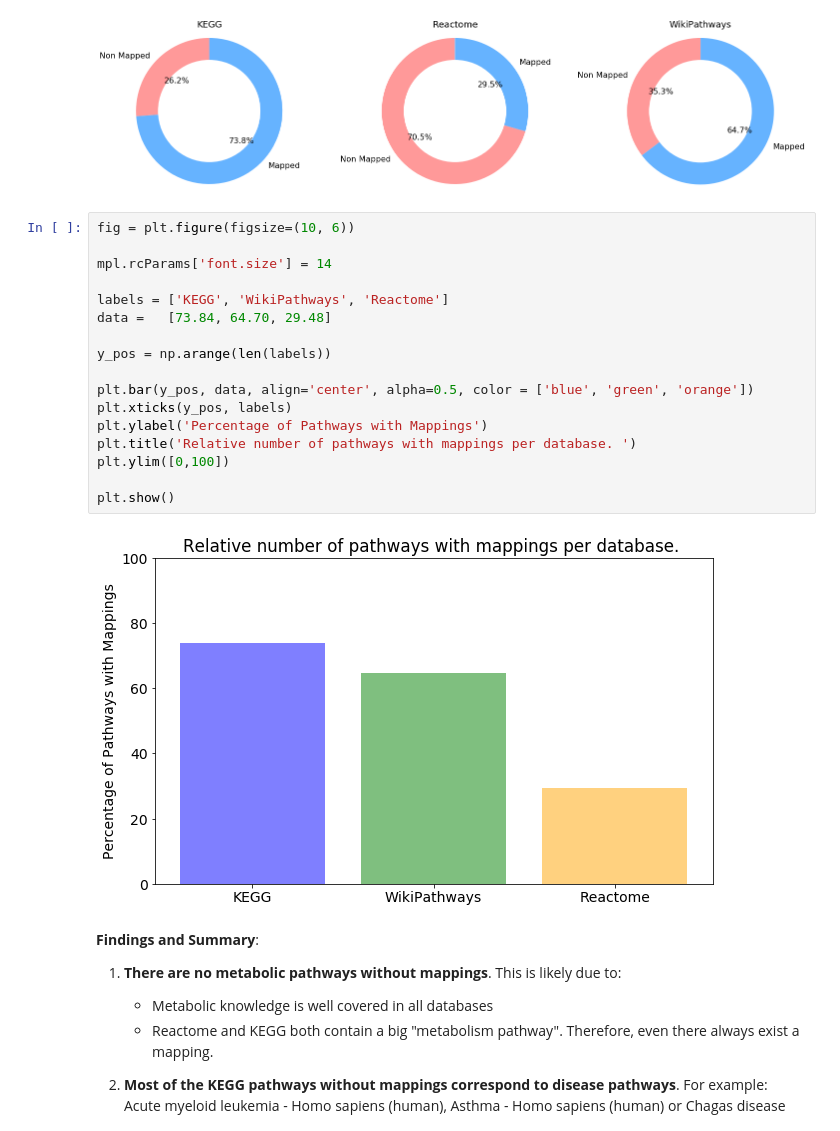
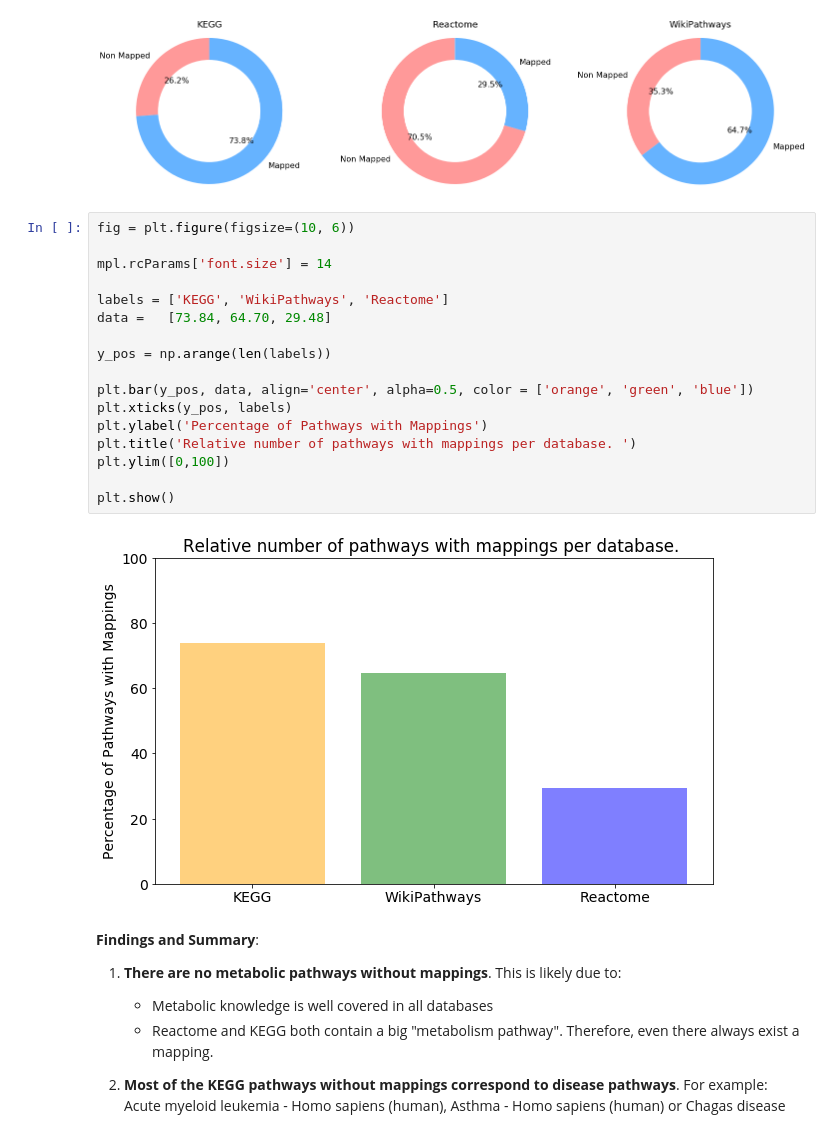
Before and after one commit to ComPath/compath-resources, a Jupyter notebook: notebooks/Pathways without mappings.ipynb, the cells around one changed output. Cells and saved outputs as stored; diff of their text form.

Commit message:
Update notebook colors

```diff
--- a/notebooks/Pathways without mappings.ipynb
+++ b/notebooks/Pathways without mappings.ipynb
@@ -203,22 +203,22 @@ plt.show()
 # %%
 fig = plt.figure(figsize=(10, 6))
 
 mpl.rcParams['font.size'] = 14
 
 labels = ['KEGG', 'WikiPathways', 'Reactome']
 data =   [73.84, 64.70, 29.48]
 
 y_pos = np.arange(len(labels))
 
-plt.bar(y_pos, data, align='center', alpha=0.5, color = ['blue', 'green', 'orange'])
+plt.bar(y_pos, data, align='center', alpha=0.5, color = ['orange', 'green', 'blue'])
 plt.xticks(y_pos, labels)
 plt.ylabel('Percentage of Pathways with Mappings')
 plt.title('Relative number of pathways with mappings per database. ')
 plt.ylim([0,100])
 
 plt.show()
 # %% [output]
-[figure, old version]
+[figure, new version]
 # %% [markdown]
 __Findings and Summary__:
 
```
Also changed, not shown: parts of 1 cell of this notebook, 1 other file.
